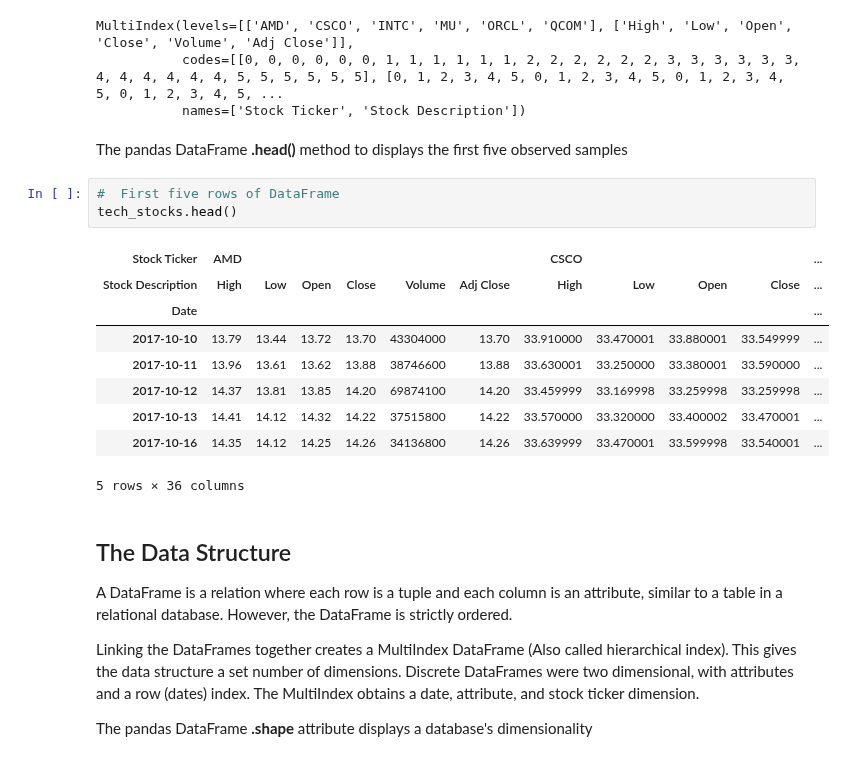
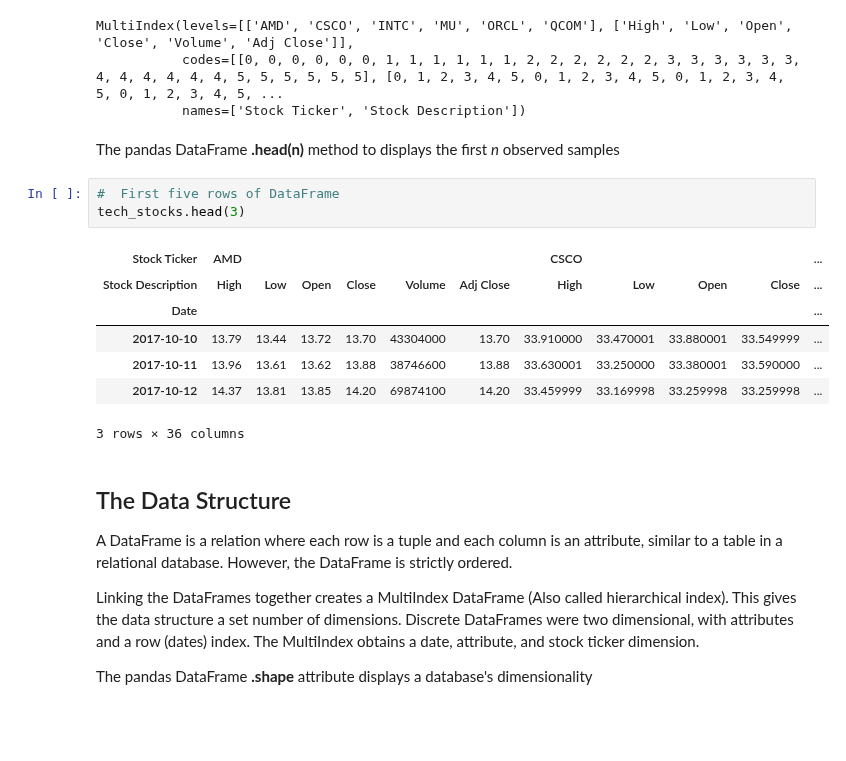
Before and after one commit to TrevorMcDougald/CS4315, a Jupyter notebook: Getting to Know the Data.ipynb, the cells around one changed output. Drawn from its saved outputs; the diff is of its cells as text; blank space fills up the shorter version.

```diff
--- a/Getting to Know the Data.ipynb
+++ b/Getting to Know the Data.ipynb
@@ -72,20 +70,18 @@ MultiIndex(levels=[['AMD', 'CSCO', 'INTC', 'MU', 'ORCL', 'QCOM'], ['High', 'Low'
            codes=[[0, 0, 0, 0, 0, 0, 1, 1, 1, 1, 1, 1, 2, 2, 2, 2, 2, 2, 3, 3, 3, 3, 3, 3, 4, 4, 4, 4, 4, 4, 5, 5, 5, 5, 5, 5], [0, 1, 2, 3, 4, 5, 0, 1, 2, 3, 4, 5, 0, 1, 2, 3, 4, 5, 0, 1, 2, 3, 4, 5, ...
            names=['Stock Ticker', 'Stock Description'])
 # %% [markdown]
-The pandas DataFrame **.head()** method to displays the first five observed samples
+The pandas DataFrame **.head(n)** method to displays the first *n* observed samples
 # %%
 #  First five rows of DataFrame
-tech_stocks.head()
+tech_stocks.head(3)
 # %% [output]
 | Stock Ticker | AMD |  |  |  |  |  | CSCO |  |  |  | ... |
 | Stock Description | High | Low | Open | Close | Volume | Adj Close | High | Low | Open | Close | ... |
 | Date |  |  |  |  |  |  |  |  |  |  | ... |
 | 2017-10-10 | 13.79 | 13.44 | 13.72 | 13.70 | 43304000 | 13.70 | 33.910000 | 33.470001 | 33.880001 | 33.549999 | ... |
 | 2017-10-11 | 13.96 | 13.61 | 13.62 | 13.88 | 38746600 | 13.88 | 33.630001 | 33.250000 | 33.380001 | 33.590000 | ... |
 | 2017-10-12 | 14.37 | 13.81 | 13.85 | 14.20 | 69874100 | 14.20 | 33.459999 | 33.169998 | 33.259998 | 33.259998 | ... |
-| 2017-10-13 | 14.41 | 14.12 | 14.32 | 14.22 | 37515800 | 14.22 | 33.570000 | 33.320000 | 33.400002 | 33.470001 | ... |
-| 2017-10-16 | 14.35 | 14.12 | 14.25 | 14.26 | 34136800 | 14.26 | 33.639999 | 33.470001 | 33.599998 | 33.540001 | ... |
-5 rows × 36 columns
+3 rows × 36 columns
 # %% [markdown]
 ## The Data Structure
 A DataFrame is a relation where each row is a tuple and each column is an attribute,
```
Also changed, not shown: parts of 12 cells of this notebook.
